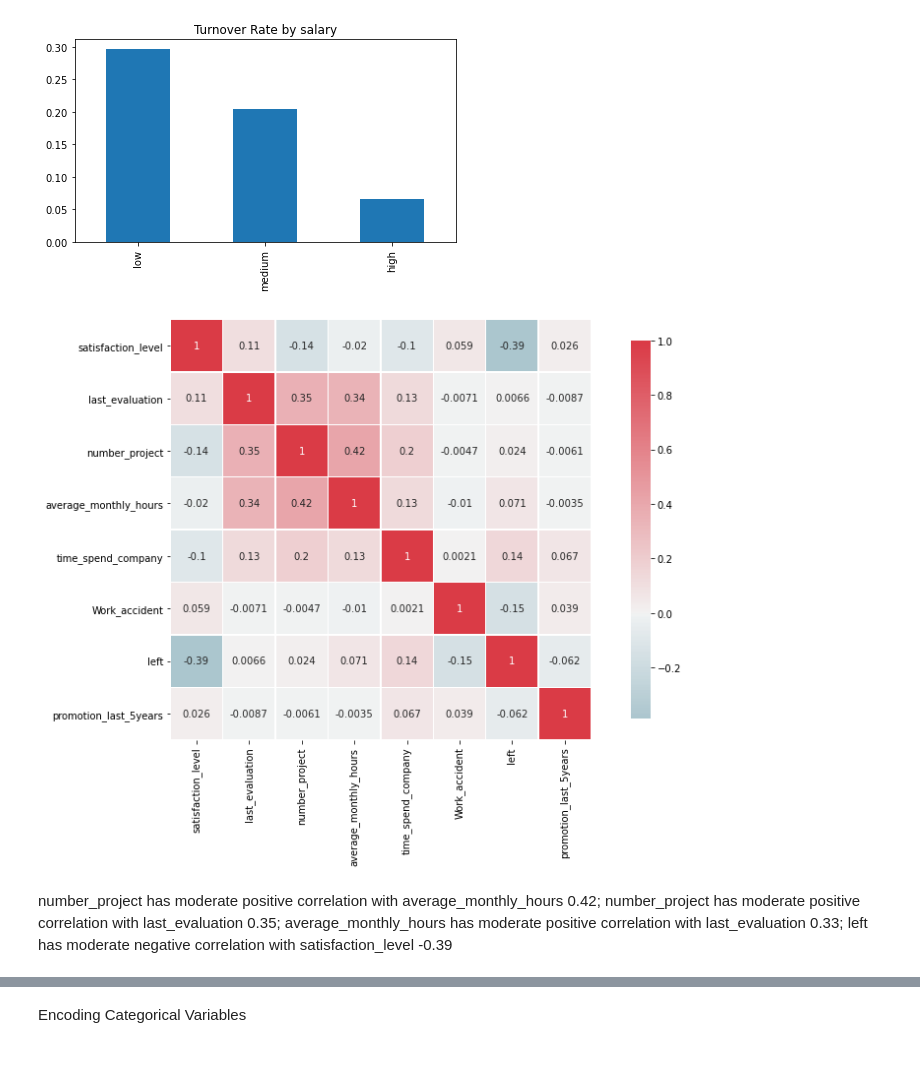
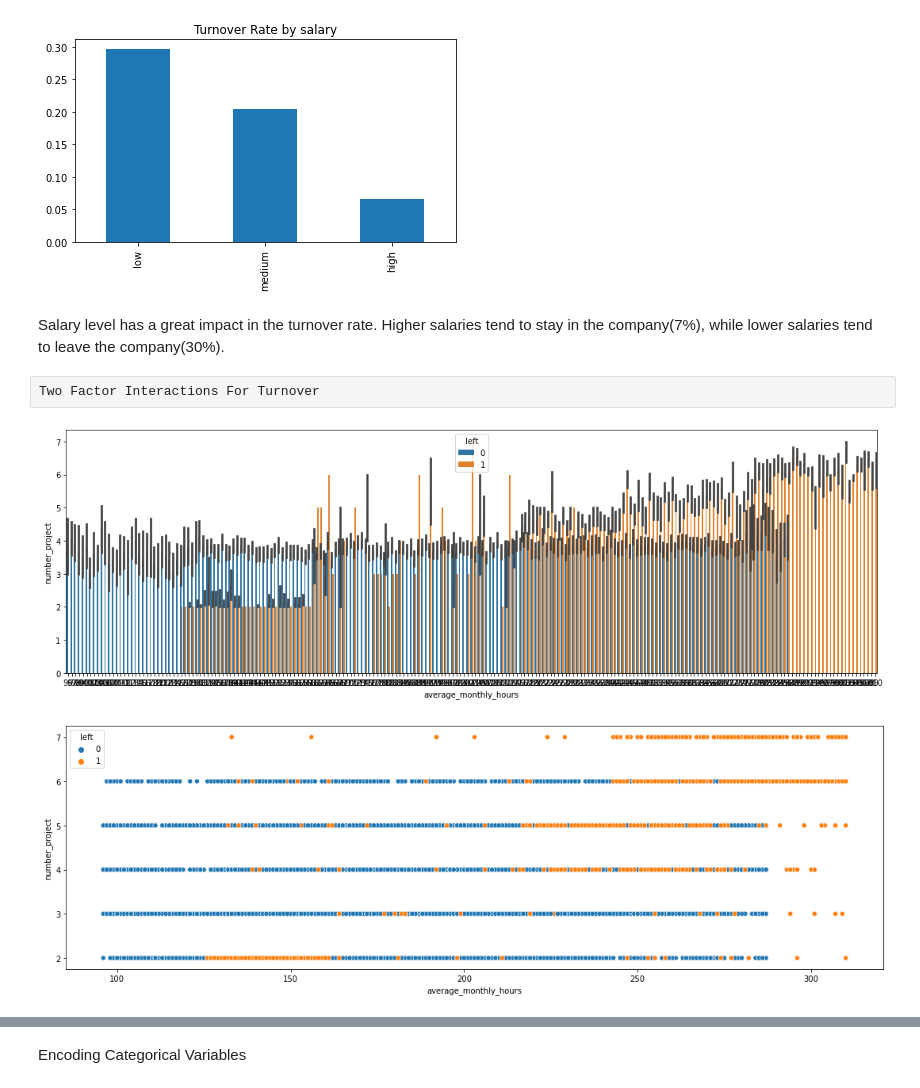
Before and after one commit to susanliubc/HR-Turnover-Analysis, a Jupyter notebook: Turnover.ipynb, the cells around one changed output, grey strips where cells are left out. Drawn from its saved outputs; the diff is of its cells as text; code cells hidden in the pictures; blank space fills up the shorter version.

```diff
--- a/Turnover.ipynb
+++ b/Turnover.ipynb
@@ -187,23 +224,22 @@ plt.xlabel('')
 plt.tight_layout()
 # %% [output]
 [figure]
-# %%
-# Correlation matrix
-plt.figure(figsize=(12,8))
-
-# Generate a mask for the upper triangle
-mask = np.zeros_like(hr.corr(), dtype=bool)
-mask[np.triu_indices_from(mask, k=1)] = True
-
-# Generate a custom diverging colormap
-cmap = sns.diverging_palette(220, 10, as_cmap=True)
-
-sns.heatmap(hr.corr(), cmap=cmap, annot=True, center=0, square=True, linewidths=.5, cbar_kws={"shrink": .9})
-plt.tight_layout()
-# %% [output]
-[figure, removed]
-# %% [markdown]
-number_project has moderate positive correlation with average_monthly_hours 0.42;
-number_project has moderate positive correlation with last_evaluation 0.35;
-average_monthly_hours has moderate positive correlation with last_evaluation 0.33;
-left has moderate negative correlation with satisfaction_level -0.39
+# %% [markdown]
+Salary level has a great impact in the turnover rate. Higher salaries tend to stay in the company(7%), while lower salaries tend to leave the company(30%).
+# %% [raw]
+Two Factor Interactions For Turnover
+# %%
+# Number of projects vs Average Monthly Hours
+# Barplt with leave values
+plt.figure(figsize=(15,5))
+sns.barplot(x='average_monthly_hours',y='number_project',hue='left',data=hr)
+plt.tight_layout()
+# %% [output]
+[figure, added]
+# %%
+# Scatter plot with left values
+plt.figure(figsize=(15,5))
+sns.scatterplot(x='average_monthly_hours',y='number_project',hue='left',data=hr)
+plt.tight_layout()
+# %% [output]
+[figure, added]
```
Also changed, not shown: parts of 41 cells of this notebook.
